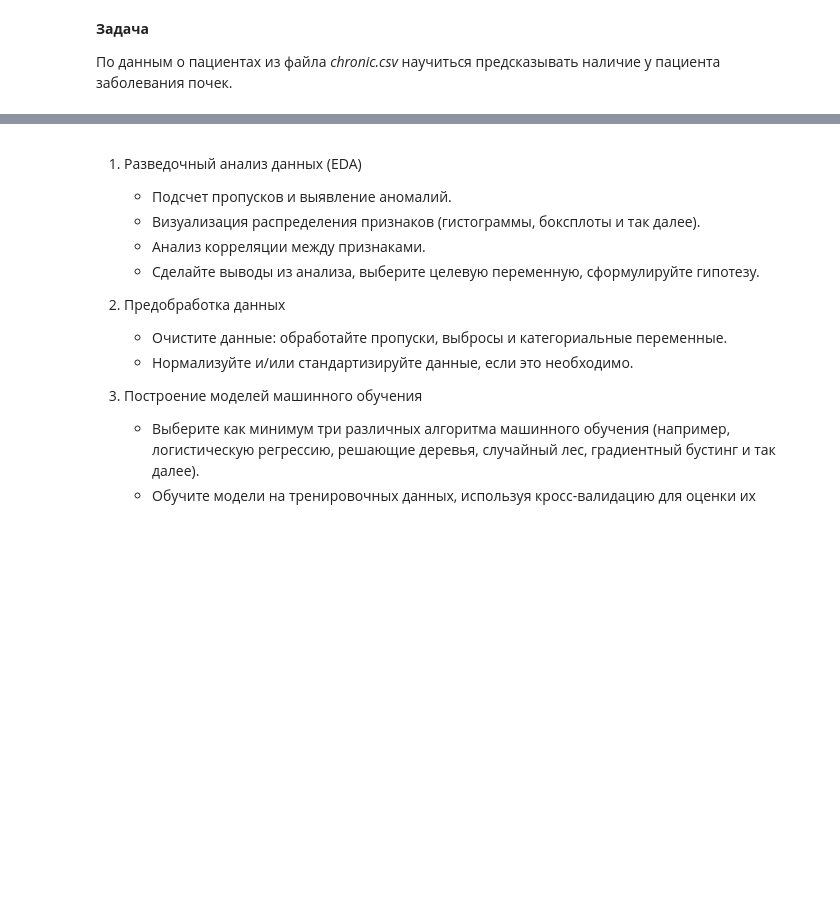
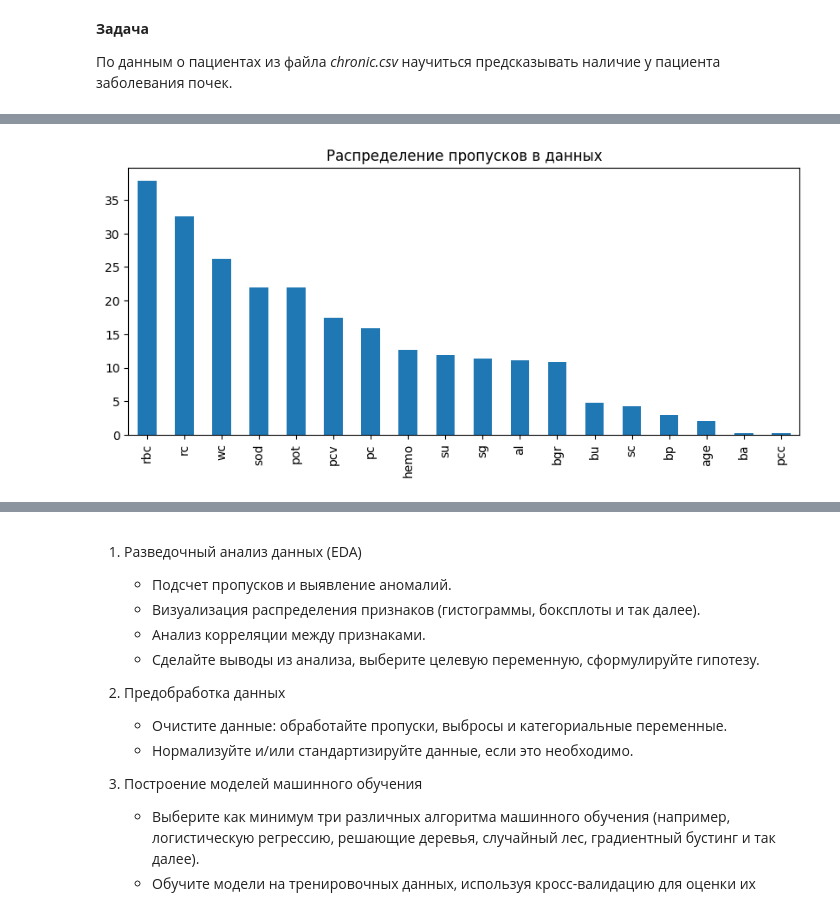
Before and after one commit to Rai1ag/Library, a Jupyter notebook: 7.MLMED_Итоговый проект/project.ipynb, the cells around one changed output, grey strips where cells are left out. Cells and saved outputs as stored; diff of their text form; code cells hidden in the pictures; blank space fills up the shorter version.

```diff
--- a/7.MLMED_Итоговый проект/project.ipynb
+++ b/7.MLMED_Итоговый проект/project.ipynb
@@ -157,0 +414,12 @@ memory usage: 78.3+ KB
+# %%
+# Изменяем данные пациента 300.
+kidney_df.at[300, 'pcc'] = 'notpresent'
+kidney_df.at[300, 'ba'] = 'notpresent'
+# %%
+# Изменяем данные пациента 316.
+kidney_df.at[316, 'pcc'] = 'notpresent'
+kidney_df.at[316, 'ba'] = 'notpresent'
+# %%
+# Изменяем данные пациента 328.
+kidney_df.at[328, 'pcc'] = 'notpresent'
+kidney_df.at[328, 'ba'] = 'notpresent'
@@ -157,0 +428,5 @@ memory usage: 78.3+ KB
+# %%
+# Посмотрим на процентное соотношение пропусков в столбцах.
+cols_null_percent = kidney_df.isnull().mean() * 100
+cols_with_null = cols_null_percent[cols_null_percent>0].sort_values(ascending=False)
+display(round(cols_with_null, 2))
@@ -157,0 +453,10 @@ memory usage: 78.3+ KB
+# %%
+# Во всех признаках, числовых и категорийных, есть пропуски.
+# Кроме целевой переменной `'class'`.
+cols_with_null.plot(
+    kind='bar',
+    figsize=(10, 4),
+    title='Распределение пропусков в данных'
+);
+# %% [output]
+[figure, added]
```
Also changed, not shown: parts of 58 cells of this notebook.
